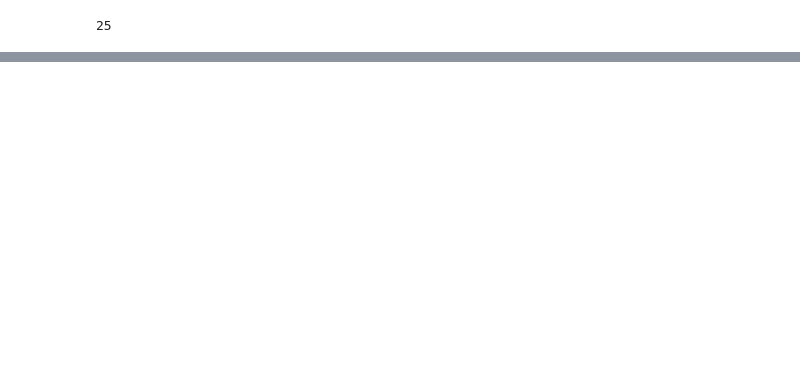
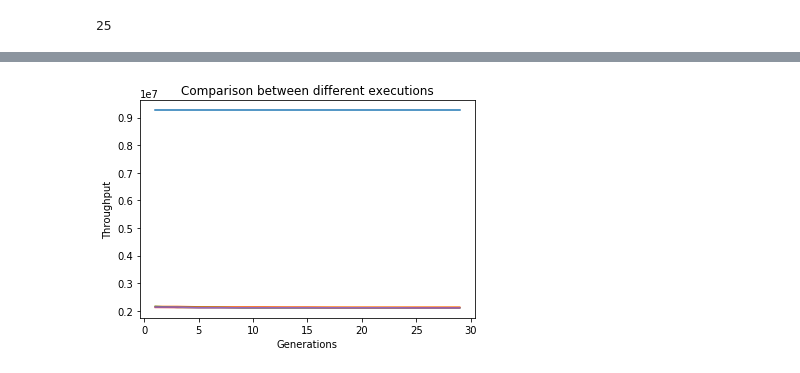
Before and after one commit to lefreire/tcc, a Jupyter notebook: report/graficos.ipynb, the cells around one changed output, grey strips where cells are left out. Drawn from its saved outputs; the diff is of its cells as text; code cells hidden in the pictures; blank space fills up the shorter version.

Commit message:
Adding new graphics

```diff
--- a/report/graficos.ipynb
+++ b/report/graficos.ipynb
@@ -175,0 +333,32 @@ bin_4_pop_menor = [24.2766, 24.2321, 24.0855, 23.9845, 23.9763, 23.9763, 23.9763
+# %%
+cpp1 = [2.15841e+06, 2.15841e+06, 2.14341e+06, 2.13931e+06, 2.13931e+06, 2.13931e+06, 2.13522e+06,
+2.13522e+06, 2.13522e+06, 2.13374e+06, 2.13374e+06, 2.13374e+06, 2.13374e+06, 2.13374e+06,
+2.13374e+06]
+cpp2 = [2.15743e+06, 2.12424e+06, 2.12086e+06, 2.11957e+06, 2.10537e+06, 2.10537e+06, 2.10537e+06,
+2.10537e+06, 2.10537e+06, 2.10537e+06, 2.10537e+06, 2.10537e+06, 2.10443e+06, 2.10443e+06,
+2.10443e+06]
+cpp3 = [2.12228e+06, 2.11818e+06, 2.11818e+06, 2.11818e+06, 2.11818e+06, 2.11815e+06, 2.11815e+06,
+2.11815e+06, 2.1127e+06, 2.1127e+06, 2.1127e+06, 2.1127e+06, 2.1127e+06, 2.1127e+06,
+2.11241e+06]
+cpp4 = [2.13518e+06, 2.13518e+06, 2.11061e+06, 2.11061e+06, 2.11061e+06, 2.11061e+06, 2.11061e+06,
+2.11061e+06, 2.11061e+06, 2.11061e+06, 2.11061e+06, 2.11061e+06, 2.10524e+06, 2.10524e+06,
+2.10524e+06]
+# %%
+x = [i for i in range(1, 30, 2)]
+baseline = [9263960]*len(x)
+plt.clf()
+plt.plot(x, baseline)
+plt.plot(x, cpp1)
+plt.plot(x, cpp2)
+plt.plot(x, cpp3)
+plt.plot(x, cpp4)
+plt.legend(bbox_to_anchor=(1.0, 0.5),
+           ncol=1)
+plt.xlabel("Generations")
+plt.ylabel("Throughput")
+plt.title("Comparison between different executions")
+plt.show()
+#plt.savefig("cross.eps", bbox_inches = "tight")
+plt.clf()
+# %% [output]
+[figure, added]
```
Also changed, not shown: parts of 39 cells of this notebook.
